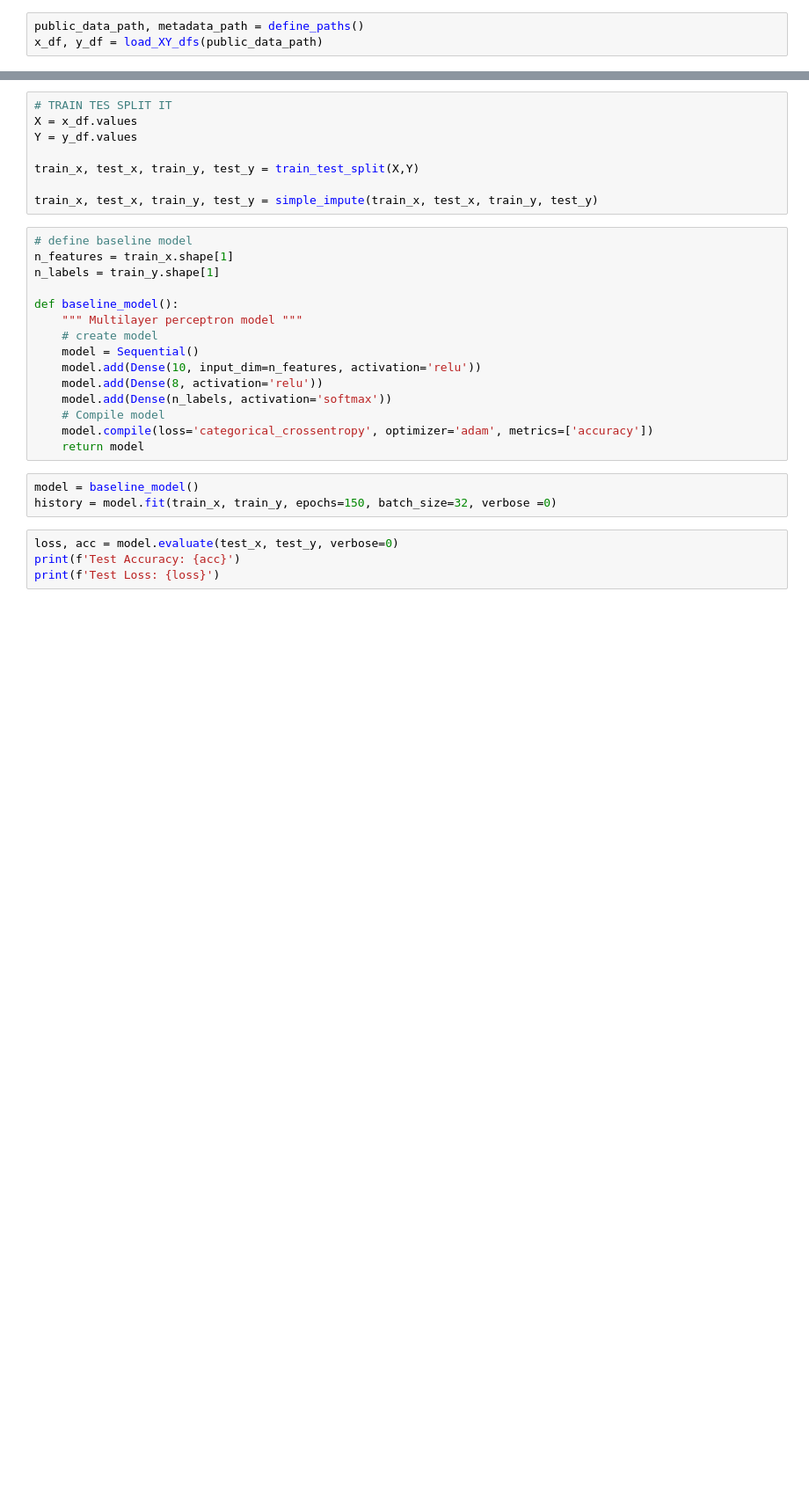
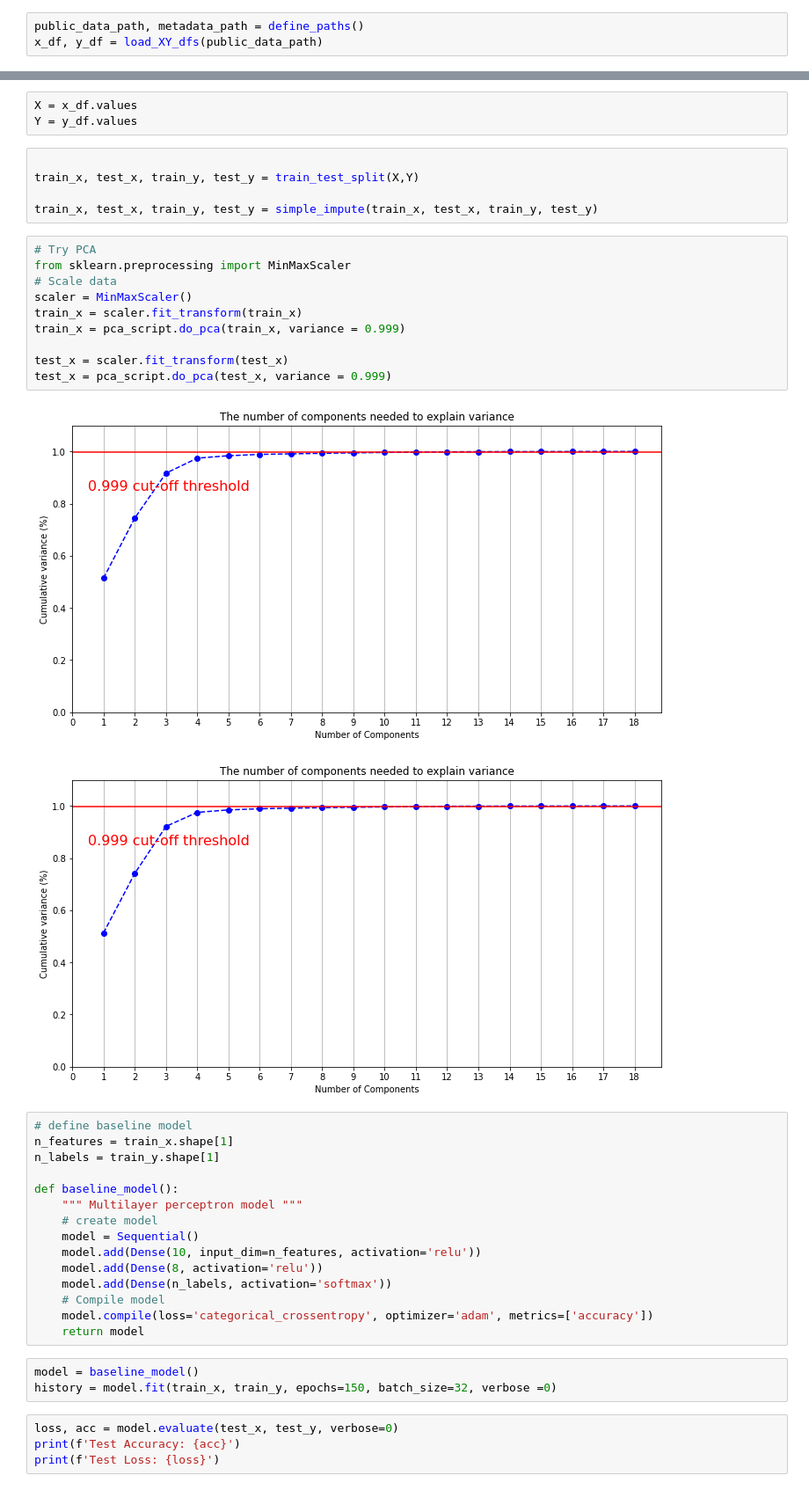
Before and after one commit to OliDeane/Sphere, a Jupyter notebook: deep_baseline.ipynb, the cells around one changed output, grey strips where cells are left out. Shown at 88% size. Saved outputs shown, nothing was run; the diff lists cells and outputs as text; blank space fills up the shorter version.

```diff
--- a/deep_baseline.ipynb
+++ b/deep_baseline.ipynb
@@ -18,14 +19,27 @@ y_df = y_df.drop(['start', 'end'], axis =1)
 #     [x_df,y_df], axis=1)
 # df = df.drop(['start', 'end'], axis=1)
 # full_data = df.values
+# %%
+X = x_df.values
+Y = y_df.values
 # %%
-# TRAIN TES SPLIT IT
-X = x_df.values
-Y = y_df.values
 
 train_x, test_x, train_y, test_y = train_test_split(X,Y)
 
 train_x, test_x, train_y, test_y = simple_impute(train_x, test_x, train_y, test_y)
+# %%
+# Try PCA
+from sklearn.preprocessing import MinMaxScaler
+# Scale data
+scaler = MinMaxScaler()
+train_x = scaler.fit_transform(train_x)
+train_x = pca_script.do_pca(train_x, variance = 0.999)
+
+test_x = scaler.fit_transform(test_x)
+test_x = pca_script.do_pca(test_x, variance = 0.999)
+# %% [output]
+[figure, added]
+[figure, added]
 # %%
 # define baseline model
 n_features = train_x.shape[1]
```
Also changed, not shown: parts of 4 cells of this notebook, 1 other file.
